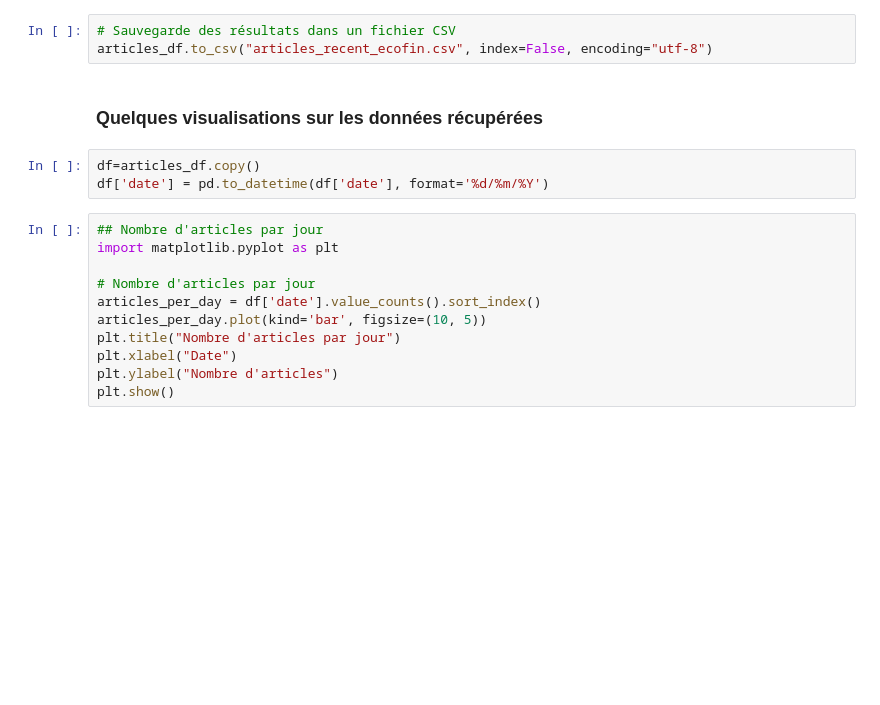
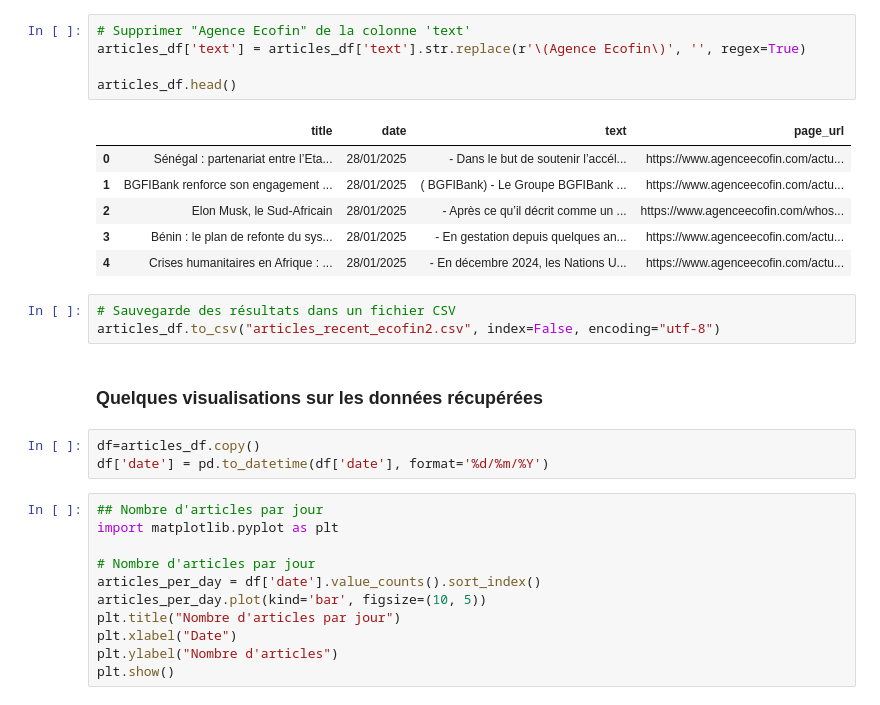
Before and after one commit to kassoum0768/Data354-Challenge-Agent-conversationnel, a Jupyter notebook: data354.ipynb, the cells around one changed output. Drawn from its saved outputs; the diff is of its cells as text; blank space fills up the shorter version.

```diff
--- a/data354.ipynb
+++ b/data354.ipynb
@@ -183,6 +191,18 @@ len(articles_df) #### Nombres d'articles scrapés
+# %%
+# Supprimer "Agence Ecofin" de la colonne 'text'
+articles_df['text'] = articles_df['text'].str.replace(r'\(Agence Ecofin\)', '', regex=True)
+
+articles_df.head()
+# %% [output]
+|  | title | date | text | page_url |
+| 0 | Sénégal : partenariat entre l’Eta... | 28/01/2025 | - Dans le but de soutenir l’accél... | https://www.agenceecofin.com/actu... |
+| 1 | BGFIBank renforce son engagement ... | 28/01/2025 | ( BGFIBank) - Le Groupe BGFIBank ... | https://www.agenceecofin.com/actu... |
+| 2 | Elon Musk, le Sud-Africain | 28/01/2025 | - Après ce qu’il décrit comme un ... | https://www.agenceecofin.com/whos... |
+| 3 | Bénin : le plan de refonte du sys... | 28/01/2025 | - En gestation depuis quelques an... | https://www.agenceecofin.com/actu... |
+| 4 | Crises humanitaires en Afrique : ... | 28/01/2025 | - En décembre 2024, les Nations U... | https://www.agenceecofin.com/actu... |
 # %%
 # Sauvegarde des résultats dans un fichier CSV
-articles_df.to_csv("articles_recent_ecofin.csv", index=False, encoding="utf-8")
+articles_df.to_csv("articles_recent_ecofin2.csv", index=False, encoding="utf-8")
 # %% [markdown]
 ### Quelques visualisations sur les données récupérées
 # %%
```
Also changed, not shown: parts of 17 cells of this notebook.
